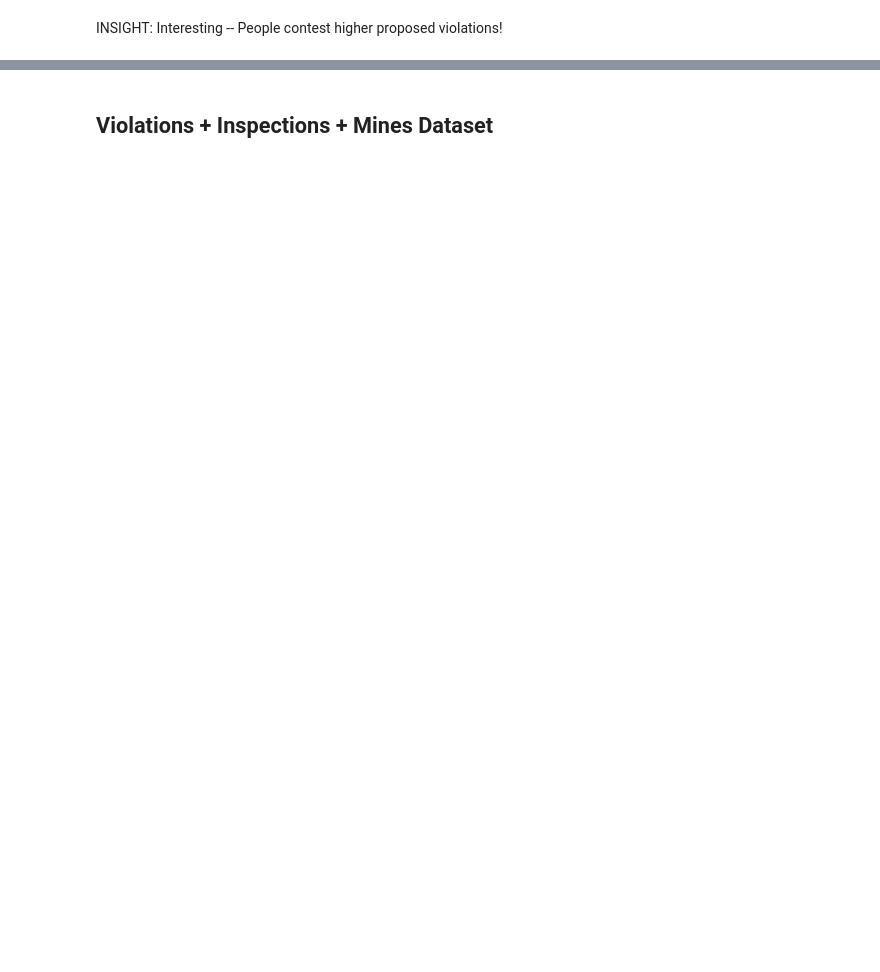
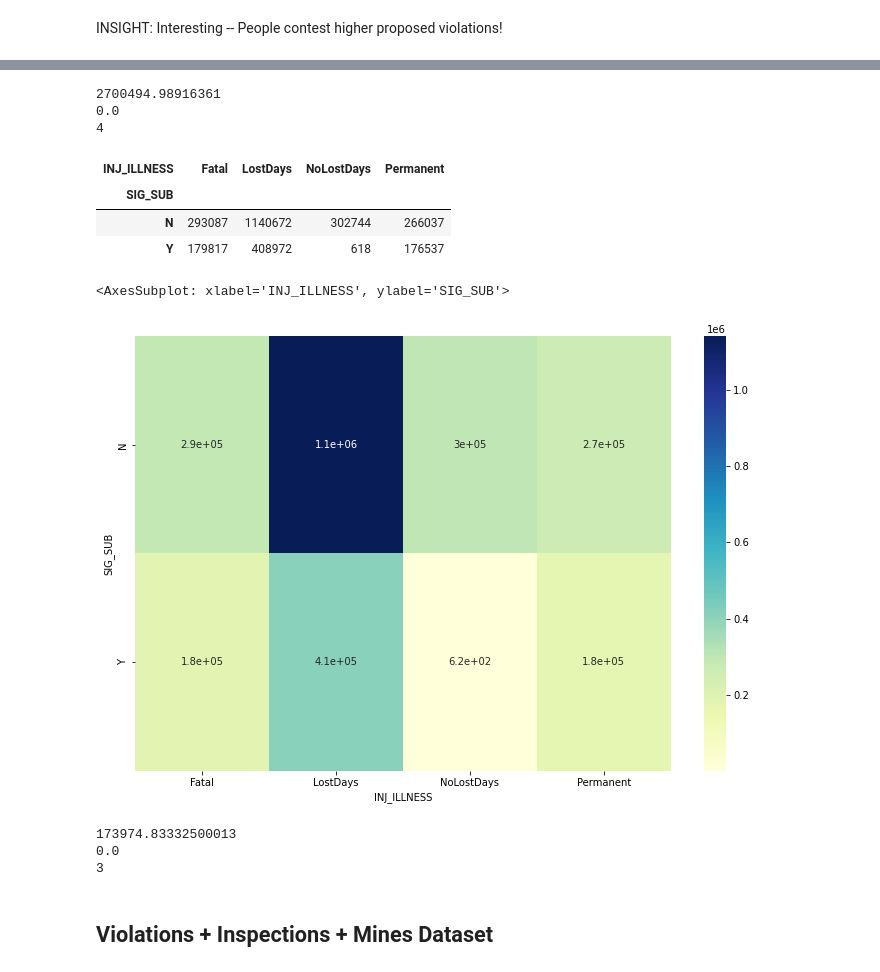
Before and after one commit to hdavis-sandiego/ADS-capstone, a Jupyter notebook: Capstone - Violations EDA.ipynb, the cells around one changed output, grey strips where cells are left out. Saved outputs shown, nothing was run; the diff lists cells and outputs as text; code cells hidden in the pictures; blank space fills up the shorter version.

```diff
--- a/Capstone - Violations EDA.ipynb
+++ b/Capstone - Violations EDA.ipynb
@@ -1514,3 +1203,35 @@ INSIGHT: Interesting -- People contest higher proposed violations!
+# %%
+c, p, dof, expected = chi2_contingency(siglike)
+print(c)
+print(p)
+print(dof)
+# %% [output]
+2700494.98916361
+0.0
+4
+# %%
+siginj= pd.crosstab(violations['SIG_SUB'], violations['INJ_ILLNESS'])
+siginj
+# %% [output]
+| INJ_ILLNESS | Fatal | LostDays | NoLostDays | Permanent |
+| SIG_SUB |  |  |  |  |
+| N | 293087 | 1140672 | 302744 | 266037 |
+| Y | 179817 | 408972 | 618 | 176537 |
+# %%
+plt.figure(figsize=(12,8))
+sns.heatmap(siginj, annot=True, cmap="YlGnBu")
+# %% [output]
+<AxesSubplot: xlabel='INJ_ILLNESS', ylabel='SIG_SUB'>
+[figure, added]
+# %%
+c, p, dof, expected = chi2_contingency(siginj)
+print(c)
+print(p)
+print(dof)
+# %% [output]
+173974.83332500013
+0.0
+3
 # %% [markdown]
 ## Violations + Inspections + Mines Dataset
 # %%
```
Also changed, not shown: parts of 98 cells of this notebook.
